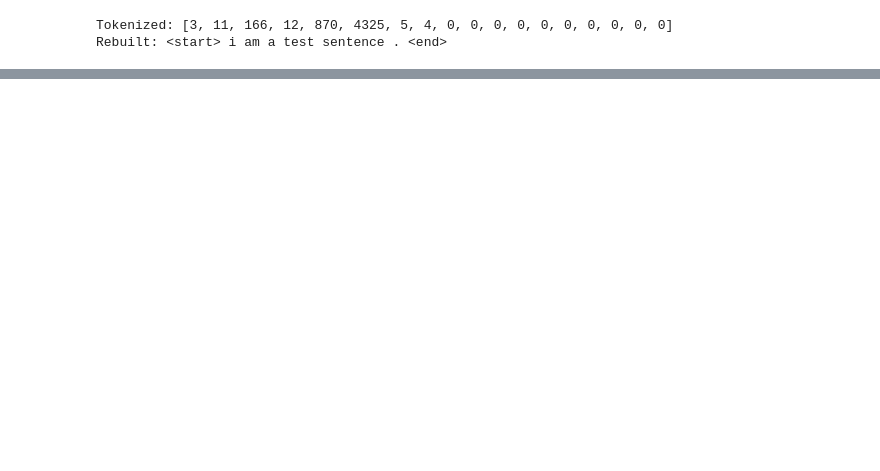
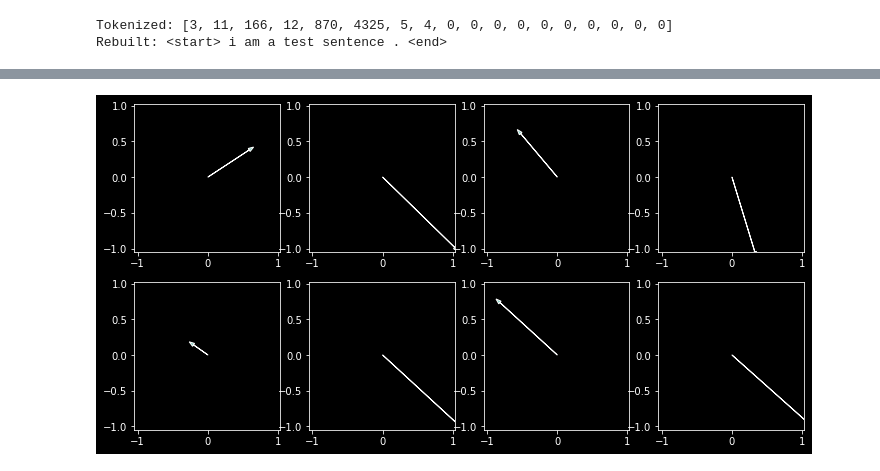
Before and after one commit to TheUnity42/NeuralNetworks, a Jupyter notebook: Project 3/scratch.ipynb, the cells around one changed output, grey strips where cells are left out. Drawn from its saved outputs; the diff is of its cells as text; code cells hidden in the pictures; blank space fills up the shorter version.

```diff
--- a/Project 3/scratch.ipynb
+++ b/Project 3/scratch.ipynb
@@ -74,0 +216,13 @@ print(output.shape, attn.shape)
+# %%
+x = np.random.normal(size=(4,2))
+ic(x)
+
+km = np.random.normal(size=(2,2))
+ic(km)
+
+k = x@km
+ic(k)
+
+gk = k*softmax(k)
+gk = gk.sum(axis=0)
+ic(gk)
@@ -74,0 +242,10 @@ print(output.shape, attn.shape)
+# %%
+fig, ax = plt.subplots(2, x.shape[0], figsize=(x.shape[0]*3, x.shape[1]*3))
+for a in ax.flatten():
+    a.set_xlim(x.min(), x.max())
+    a.set_ylim(x.min(), x.max())
+for r in range(x.shape[0]):
+    ax[0,r].arrow(0, 0, x[r,0], x[r,1], head_width=0.05)
+    ax[1,r].arrow(0, 0, k[r,0], k[r,1], head_width=0.05)
+# %% [output]
+[figure, added]
```
Also changed, not shown: parts of 13 cells of this notebook, 7 other files.
